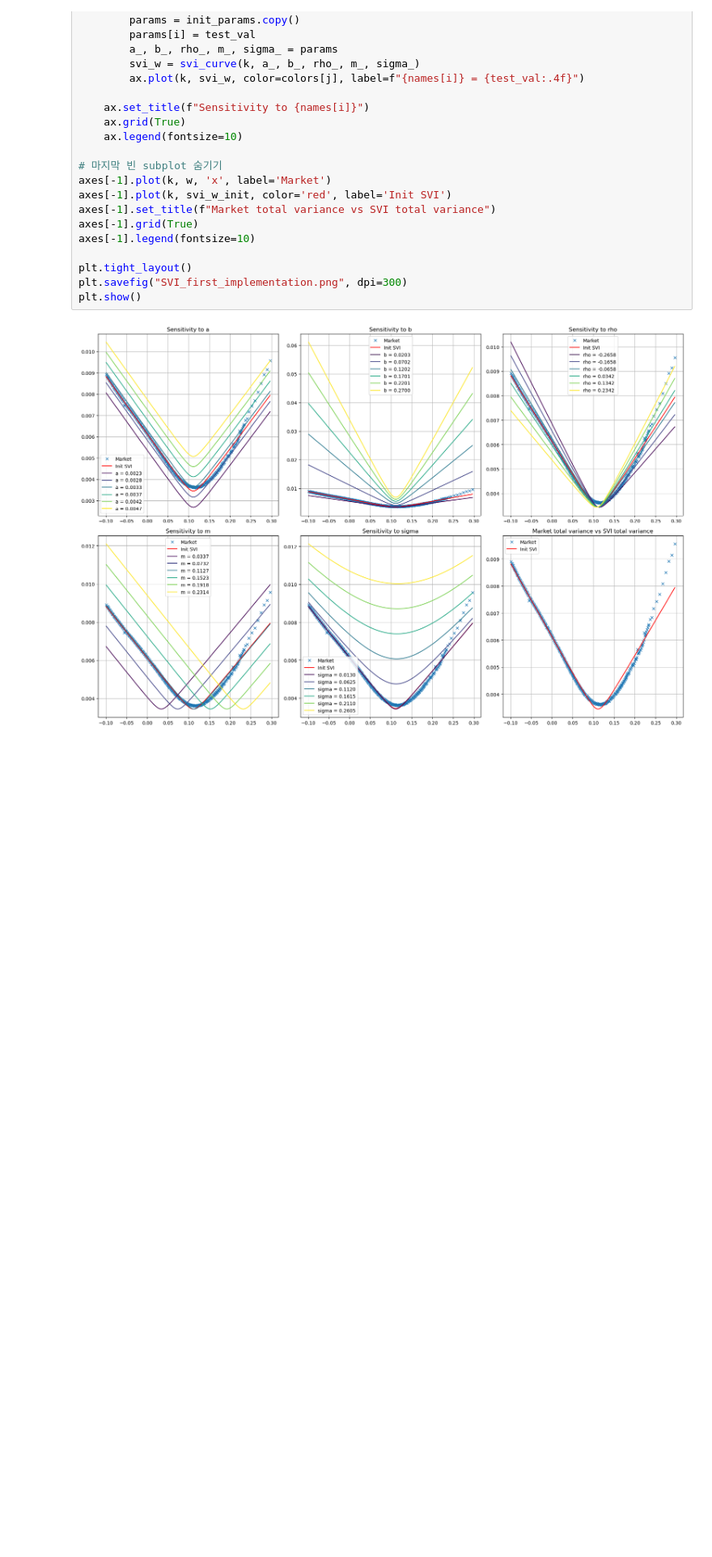
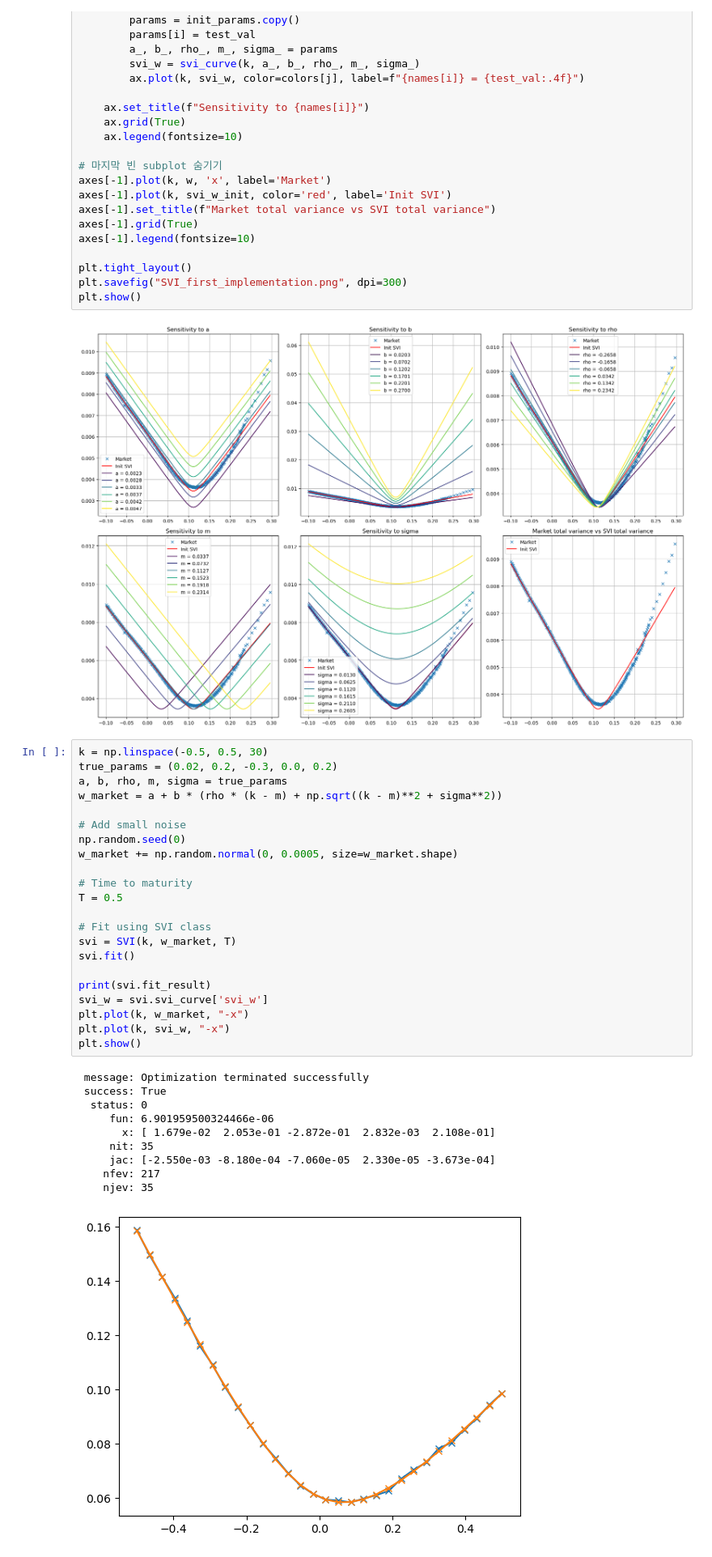
Before and after one commit to atanasio528/RRT, a Jupyter notebook: SVI/SVI Model Free Wings.ipynb, the cells around one changed output. Shown at 81% size. Saved outputs shown, nothing was run; the diff lists cells and outputs as text; blank space fills up the shorter version.

```diff
--- a/SVI/SVI Model Free Wings.ipynb
+++ b/SVI/SVI Model Free Wings.ipynb
@@ -616,3 +262,36 @@ plt.savefig("SVI_first_implementation.png", dpi=300)
 plt.show()
 # %% [output]
 [figure]
+# %%
+k = np.linspace(-0.5, 0.5, 30)
+true_params = (0.02, 0.2, -0.3, 0.0, 0.2)
+a, b, rho, m, sigma = true_params
+w_market = a + b * (rho * (k - m) + np.sqrt((k - m)**2 + sigma**2))
+
+# Add small noise
+np.random.seed(0)
+w_market += np.random.normal(0, 0.0005, size=w_market.shape)
+
+# Time to maturity
+T = 0.5
+
+# Fit using SVI class
+svi = SVI(k, w_market, T)
+svi.fit()
+
+print(svi.fit_result)
+svi_w = svi.svi_curve['svi_w']
+plt.plot(k, w_market, "-x")
+plt.plot(k, svi_w, "-x")
+plt.show()
+# %% [output]
+ message: Optimization terminated successfully
+ success: True
+  status: 0
+     fun: 6.901959500324466e-06
+       x: [ 1.679e-02  2.053e-01 -2.872e-01  2.832e-03  2.108e-01]
+     nit: 35
+     jac: [-2.550e-03 -8.180e-04 -7.060e-05  2.330e-05 -3.673e-04]
+    nfev: 217
+    njev: 35
+[figure, added]
```
Also changed, not shown: parts of 7 cells of this notebook.
